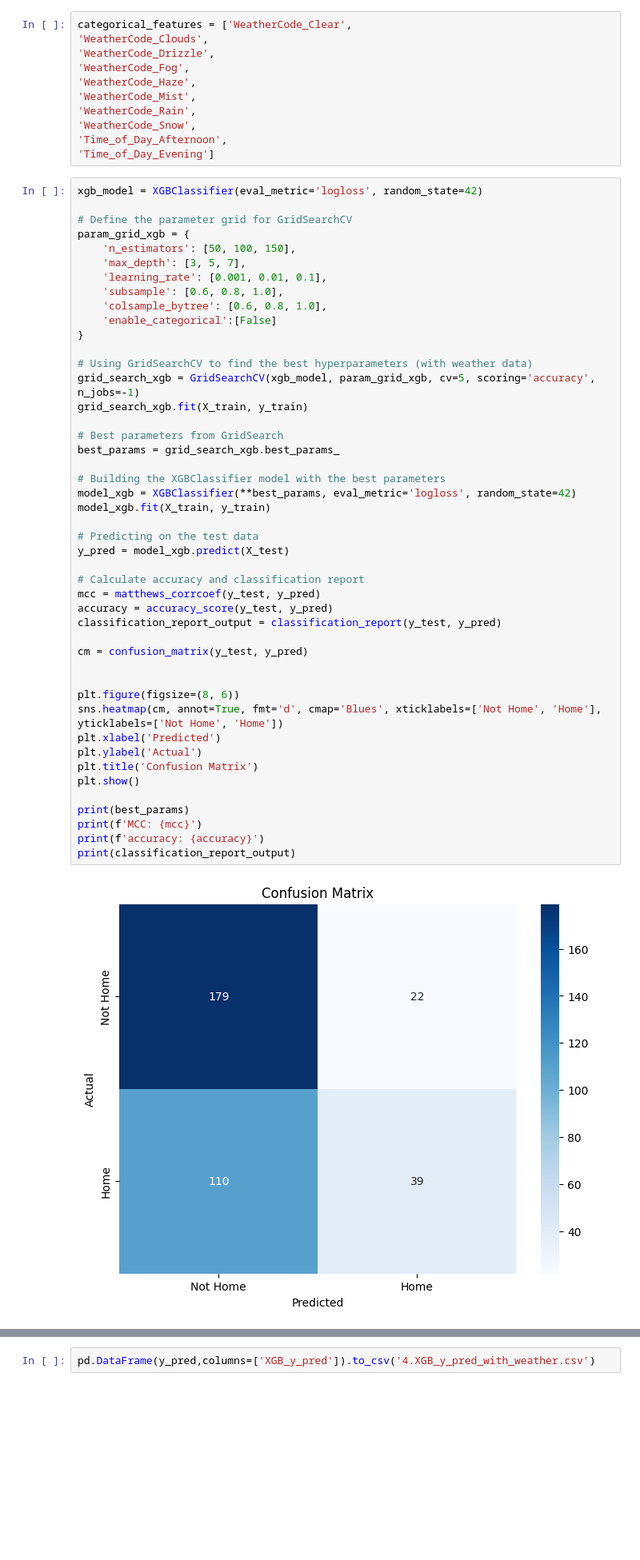
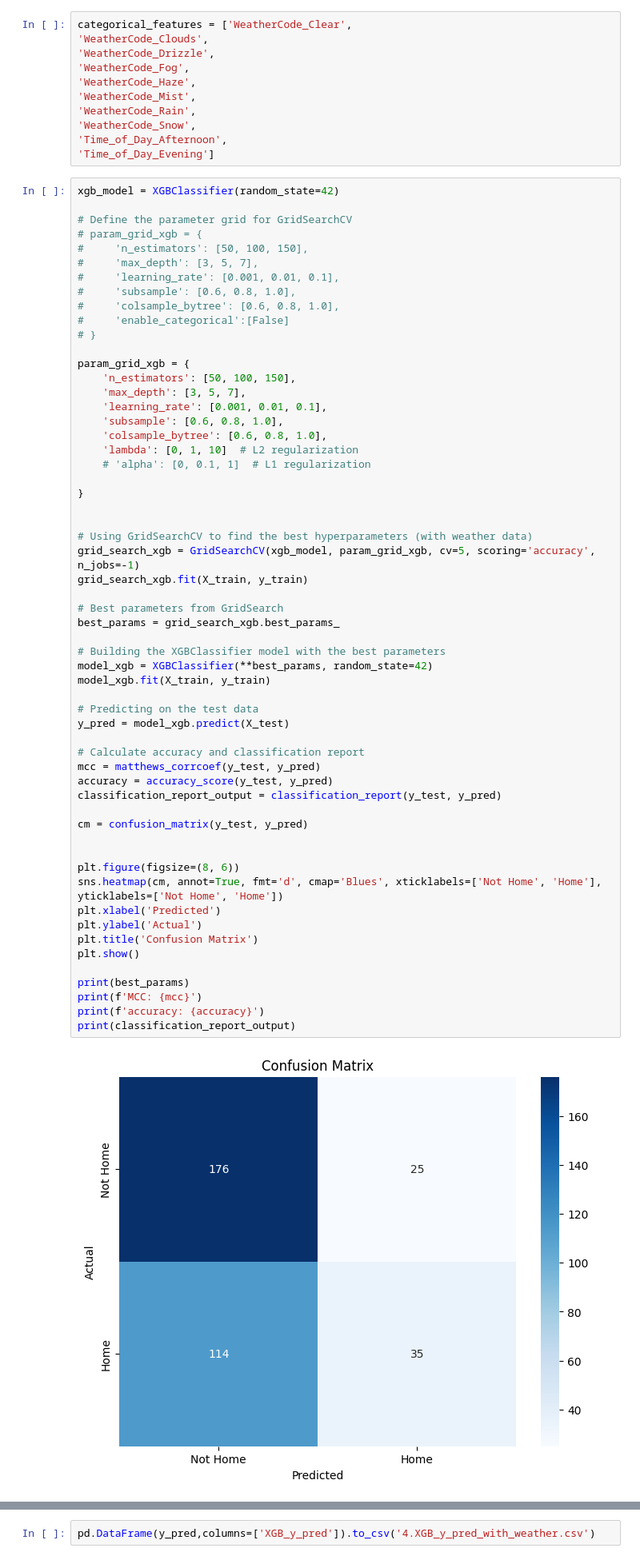
Before and after one commit to huanlv-git/Sport-Analysis-EPL, a Jupyter notebook: Model_v2/4.XGB_v2.ipynb, the cells around one changed output, grey strips where cells are left out. Shown at 80% size. Drawn from its saved outputs; the diff is of its cells as text; blank space fills up the shorter version.

```diff
--- a/Model_v2/4.XGB_v2.ipynb
+++ b/Model_v2/4.XGB_v2.ipynb
@@ -78,17 +78,29 @@ categorical_features = ['WeatherCode_Clear',
 'Time_of_Day_Afternoon',
 'Time_of_Day_Evening']
 # %%
-xgb_model = XGBClassifier(eval_metric='logloss', random_state=42)
+xgb_model = XGBClassifier(random_state=42)
 
 # Define the parameter grid for GridSearchCV
+# param_grid_xgb = {
+#     'n_estimators': [50, 100, 150],
+#     'max_depth': [3, 5, 7],
+#     'learning_rate': [0.001, 0.01, 0.1],
+#     'subsample': [0.6, 0.8, 1.0],
+#     'colsample_bytree': [0.6, 0.8, 1.0],
+#     'enable_categorical':[False]
+# }
+
 param_grid_xgb = {
     'n_estimators': [50, 100, 150],
     'max_depth': [3, 5, 7],
     'learning_rate': [0.001, 0.01, 0.1],
     'subsample': [0.6, 0.8, 1.0],
     'colsample_bytree': [0.6, 0.8, 1.0],
-    'enable_categorical':[False]
+    'lambda': [0, 1, 10]  # L2 regularization
+    # 'alpha': [0, 0.1, 1]  # L1 regularization
+
 }
+
 
 # Using GridSearchCV to find the best hyperparameters (with weather data)
 grid_search_xgb = GridSearchCV(xgb_model, param_grid_xgb, cv=5, scoring='accuracy', n_jobs=-1)
@@ -96,32 +108,32 @@ grid_search_xgb.fit(X_train, y_train)
 
 # Best parameters from GridSearch
 best_params = grid_search_xgb.best_params_
 
 # Building the XGBClassifier model with the best parameters
-model_xgb = XGBClassifier(**best_params, eval_metric='logloss', random_state=42)
+model_xgb = XGBClassifier(**best_params, random_state=42)
 model_xgb.fit(X_train, y_train)
 
 # Predicting on the test data
 y_pred = model_xgb.predict(X_test)
 
 # Calculate accuracy and classification report
 mcc = matthews_corrcoef(y_test, y_pred)
 accuracy = accuracy_score(y_test, y_pred)
 classification_report_output = classification_report(y_test, y_pred)
 
 cm = confusion_matrix(y_test, y_pred)
 
 
 plt.figure(figsize=(8, 6))
 sns.heatmap(cm, annot=True, fmt='d', cmap='Blues', xticklabels=['Not Home', 'Home'], yticklabels=['Not Home', 'Home'])
 plt.xlabel('Predicted')
 plt.ylabel('Actual')
 plt.title('Confusion Matrix')
 plt.show()
 
 print(best_params)
 print(f'MCC: {mcc}')
 print(f'accuracy: {accuracy}')
 print(classification_report_output)
 # %% [output]
-[figure, old version]
+[figure, new version]
```
Also changed, not shown: parts of 6 cells of this notebook, 45 other files.
